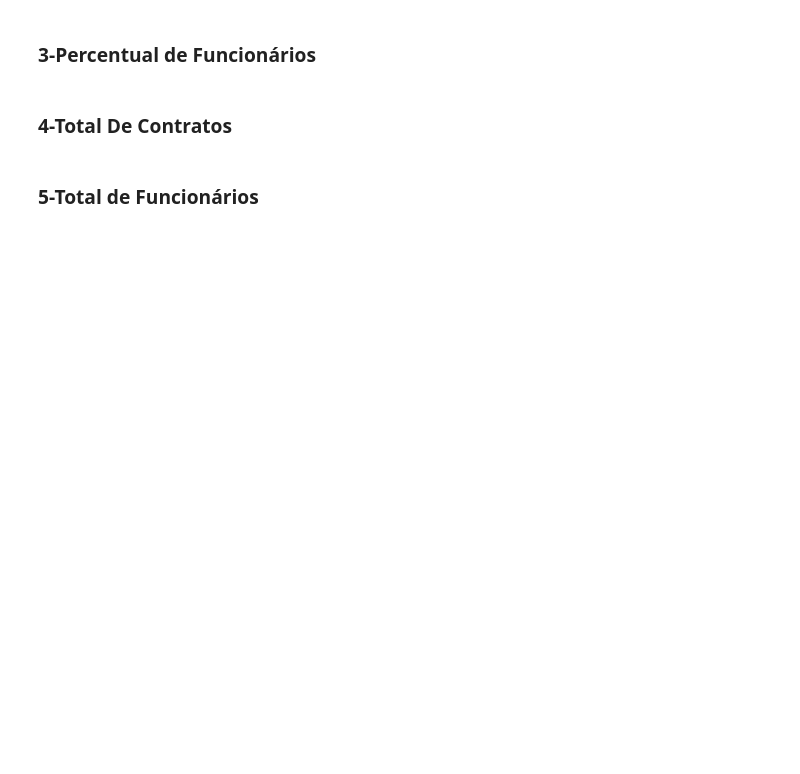
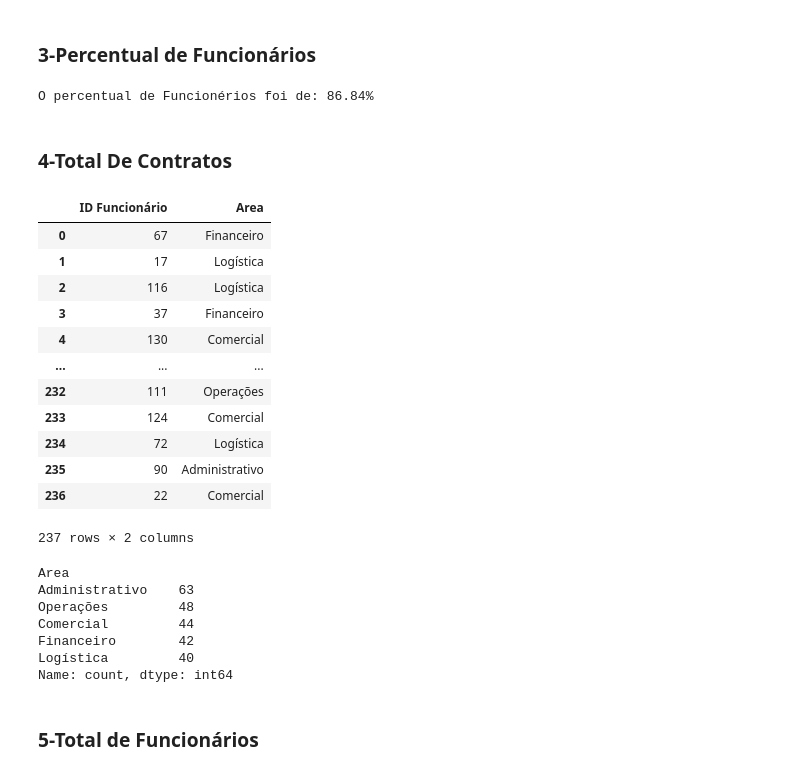
Before and after one commit to Brunolee77/Python-Studies, a Jupyter notebook: 3-Intermediario/2-Analise_de_dados_com_panda_excel/13-Exercícios_Pandas.ipynb, the cells around one changed output. Drawn from its saved outputs; the diff is of its cells as text; code cells hidden in the pictures; blank space fills up the shorter version.

```diff
--- a/3-Intermediario/2-Analise_de_dados_com_panda_excel/13-Exercícios_Pandas.ipynb
+++ b/3-Intermediario/2-Analise_de_dados_com_panda_excel/13-Exercícios_Pandas.ipynb
@@ -136,6 +162,40 @@ display(funcionarios_df)
 # %% [markdown]
 ### 3-Percentual de Funcionários
+# %%
+qtde_funcio_fecharam_contr= len(servicos_df["ID Funcionário"].unique())
+qtde_funcio_total= len(funcionarios_df["ID Funcionário"])
+percentual= qtde_funcio_fecharam_contr / qtde_funcio_total
+print(f"O percentual de Funcionérios foi de: {percentual:.2%}")
+# %% [output]
+O percentual de Funcionérios foi de: 86.84%
 # %% [markdown]
 ### 4-Total De Contratos
+# %%
+contratos_area= servicos_df[["ID Funcionário"]].merge(funcionarios_df[["ID Funcionário","Area"]], on="ID Funcionário")
+display(contratos_area)
+
+contratos_area_qtde= contratos_area["Area"].value_counts()
+print(contratos_area_qtde)
+# %% [output]
+|  | ID Funcionário | Area |
+| 0 | 67 | Financeiro |
+| 1 | 17 | Logística |
+| 2 | 116 | Logística |
+| 3 | 37 | Financeiro |
+| 4 | 130 | Comercial |
+| ... | ... | ... |
+| 232 | 111 | Operações |
+| 233 | 124 | Comercial |
+| 234 | 72 | Logística |
+| 235 | 90 | Administrativo |
+| 236 | 22 | Comercial |
+237 rows × 2 columns
+Area
+Administrativo    63
+Operações         48
+Comercial         44
+Financeiro        42
+Logística         40
+Name: count, dtype: int64
 # %% [markdown]
 ### 5-Total de Funcionários
```
Also changed, not shown: parts of 5 cells of this notebook, 2 other files.
